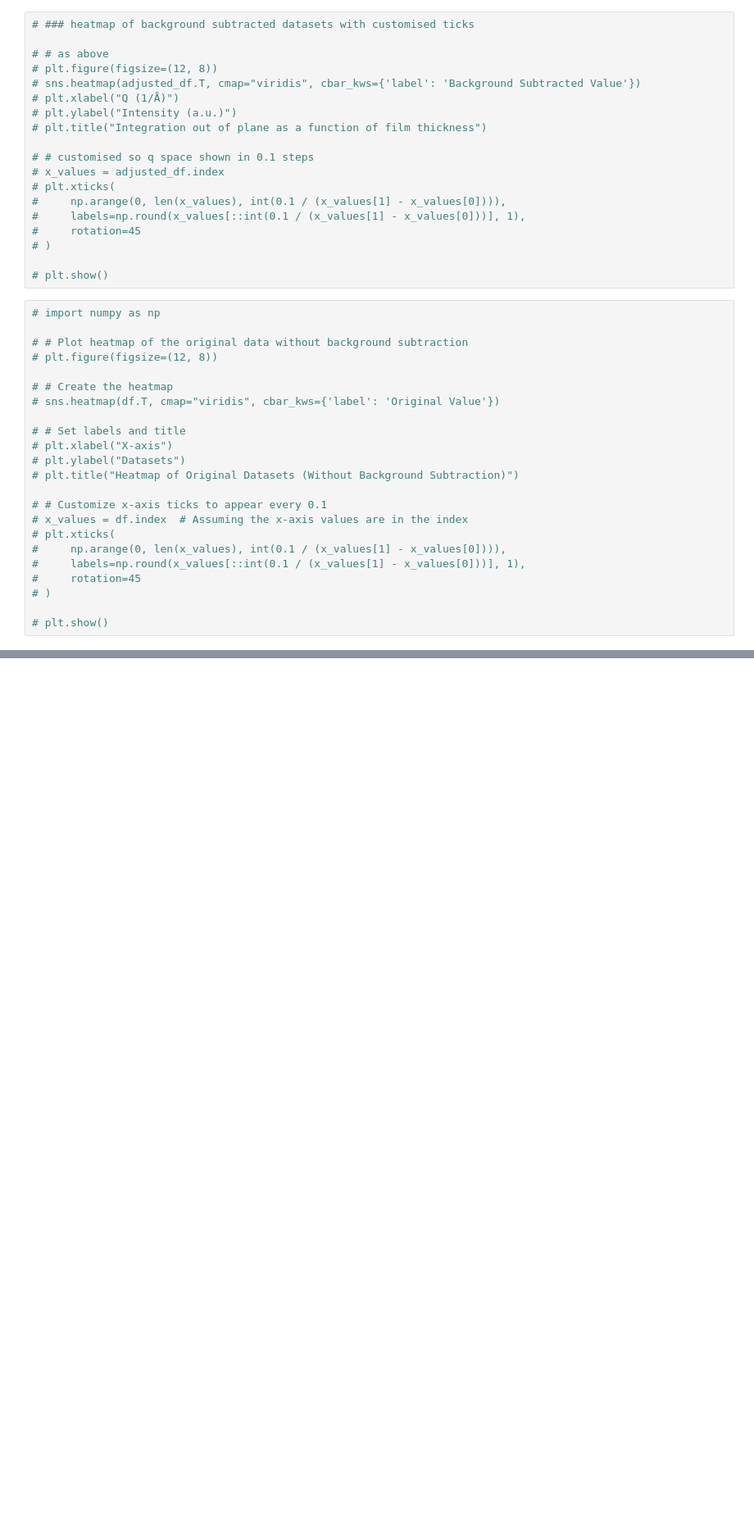
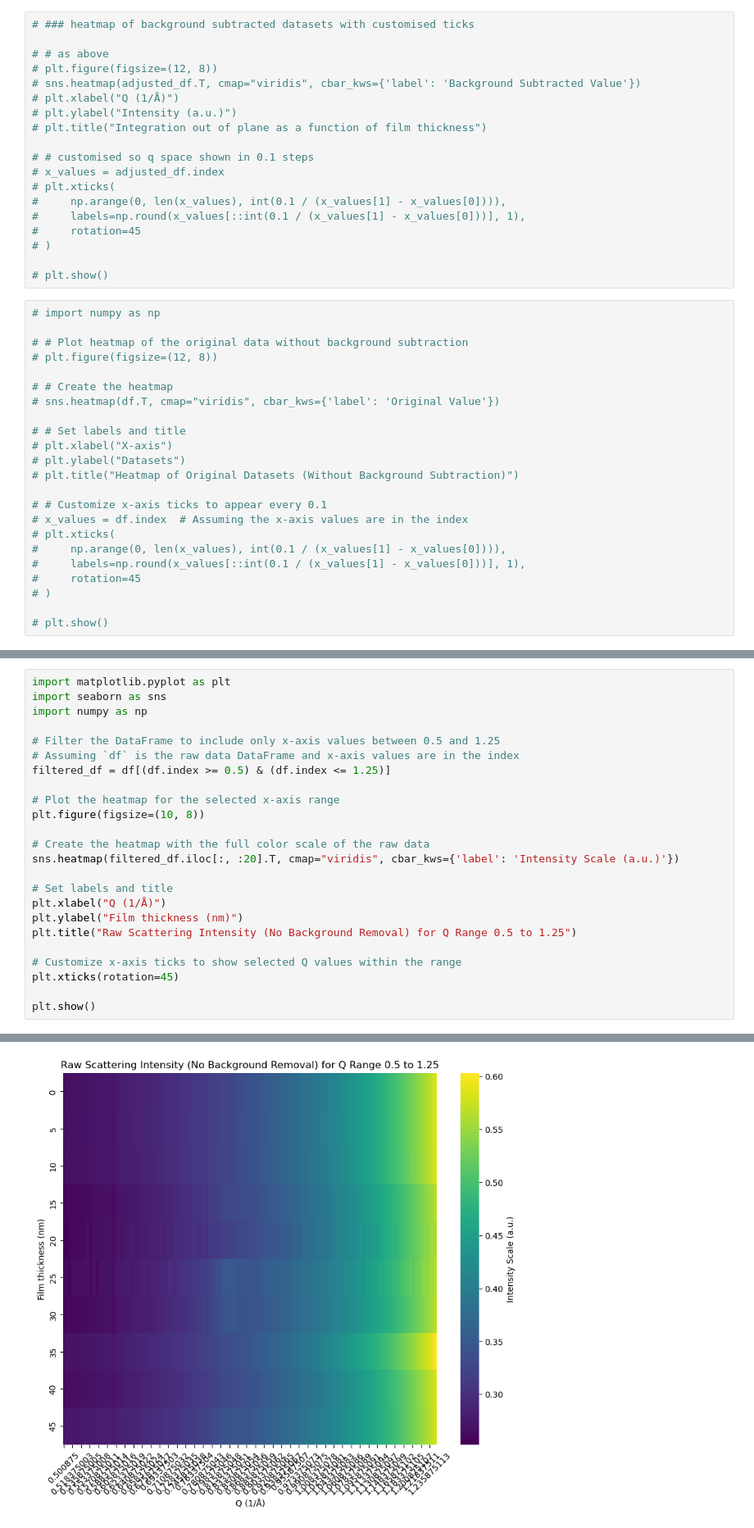
Before and after one commit to omgough/GIWAXS_analysis, a Jupyter notebook: 241114_insituGIWAXS_plotting_heatmaps.ipynb, the cells around one changed output, grey strips where cells are left out. Shown at 82% size. Saved outputs shown, nothing was run; the diff lists cells and outputs as text; blank space fills up the shorter version.

```diff
--- a/241114_insituGIWAXS_plotting_heatmaps.ipynb
+++ b/241114_insituGIWAXS_plotting_heatmaps.ipynb
@@ -192,0 +177,25 @@ findfont: Font family 'Arial' not found.
+# %%
+import matplotlib.pyplot as plt
+import seaborn as sns
+import numpy as np
+
+# Filter the DataFrame to include only x-axis values between 0.5 and 1.25
+# Assuming `df` is the raw data DataFrame and x-axis values are in the index
+filtered_df = df[(df.index >= 0.5) & (df.index <= 1.25)]
+
+# Plot the heatmap for the selected x-axis range
+plt.figure(figsize=(10, 8))
+
+# Create the heatmap with the full color scale of the raw data
+sns.heatmap(filtered_df.iloc[:, :20].T, cmap="viridis", cbar_kws={'label': 'Intensity Scale (a.u.)'})
+
+# Set labels and title
+plt.xlabel("Q (1/Å)")
+plt.ylabel("Film thickness (nm)")
+plt.title("Raw Scattering Intensity (No Background Removal) for Q Range 0.5 to 1.25")
+
+# Customize x-axis ticks to show selected Q values within the range
+plt.xticks(rotation=45)
+
+plt.show()
+# %% [output]
@@ -192,0 +219 @@ findfont: Font family 'Arial' not found.
+[figure, added]
```
Also changed, not shown: parts of 6 cells of this notebook.
